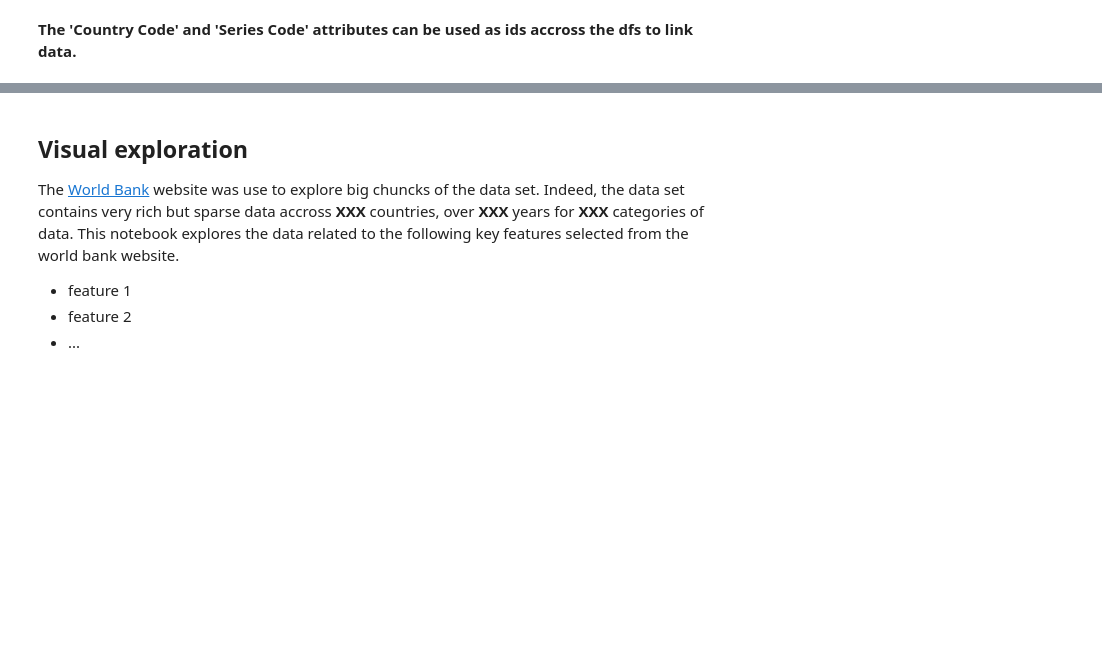
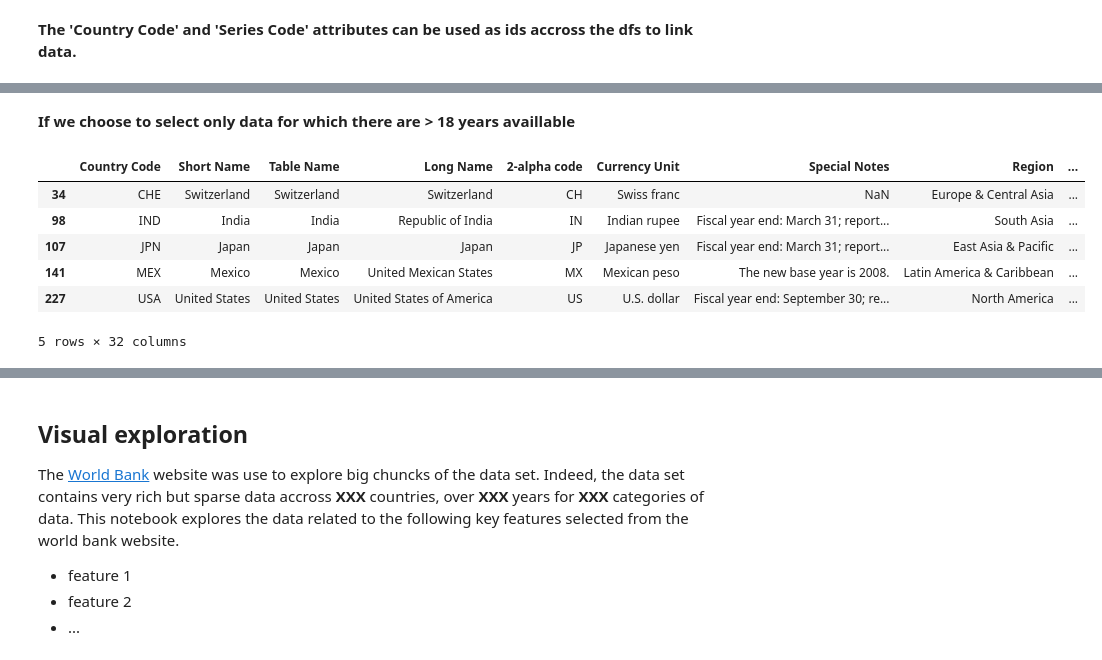
Before and after one commit to BDURON99/School-Explorer, a Jupyter notebook: Milestone1.ipynb, the cells around one changed output, grey strips where cells are left out. Drawn from its saved outputs; the diff is of its cells as text; code cells hidden in the pictures; blank space fills up the shorter version.

```diff
--- a/Milestone1.ipynb
+++ b/Milestone1.ipynb
@@ -56,0 +69,14 @@ Index(['Country Code', 'Short Name', 'Table Name', 'Long Name', '2-alpha code',
+# %% [markdown]
+**If we choose to select only data for which there are > 18 years availlable**
+# %%
+#we want data that includes at least : USA, Mexico, Japan, India, and Switzerland
+countries_code_we_want = ["USA", "MEX", "JPN", "IND", "CHE"]
+countries[countries["Country Code"].isin(countries_code_we_want)]
+# %% [output]
+|  | Country Code | Short Name | Table Name | Long Name | 2-alpha code | Currency Unit | Special Notes | Region | ... |
+| 34 | CHE | Switzerland | Switzerland | Switzerland | CH | Swiss franc | NaN | Europe & Central Asia | ... |
+| 98 | IND | India | India | Republic of India | IN | Indian rupee | Fiscal year end: March 31; report... | South Asia | ... |
+| 107 | JPN | Japan | Japan | Japan | JP | Japanese yen | Fiscal year end: March 31; report... | East Asia & Pacific | ... |
+| 141 | MEX | Mexico | Mexico | United Mexican States | MX | Mexican peso | The new base year is 2008. | Latin America & Caribbean | ... |
+| 227 | USA | United States | United States | United States of America | US | U.S. dollar | Fiscal year end: September 30; re... | North America | ... |
+5 rows × 32 columns
```
Also changed, not shown: parts of 4 cells of this notebook.
